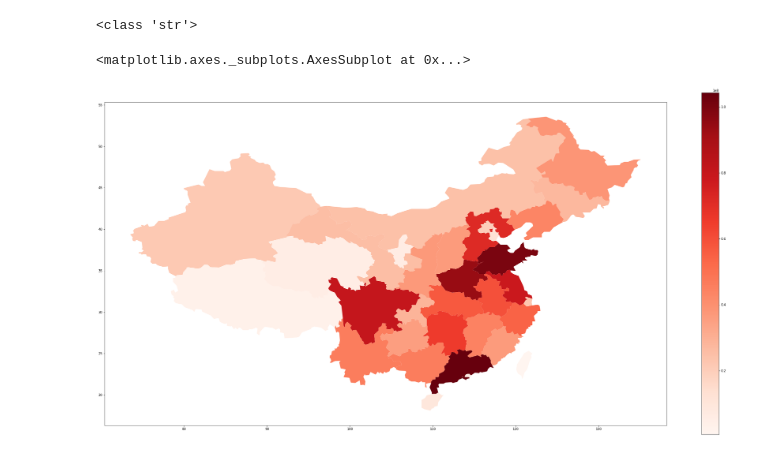
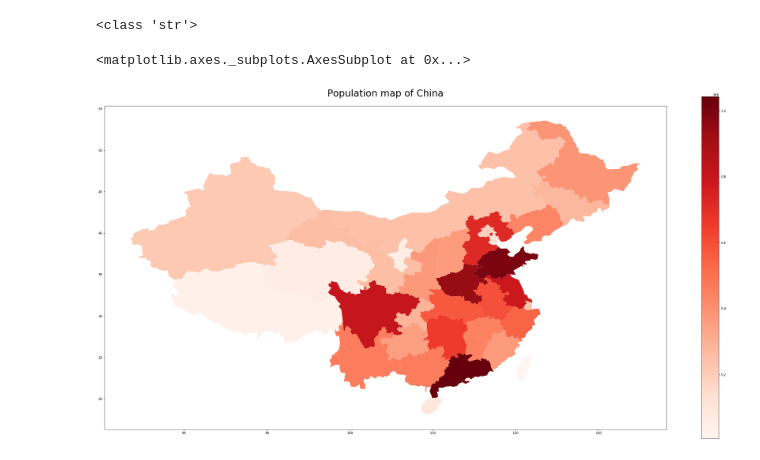
Before and after one commit to simprism/china-population-map, a Jupyter notebook: china-map.ipynb, the cells around one changed output. Drawn from its saved outputs; the diff is of its cells as text; code cells hidden in the pictures.

Commit message:
added title

```diff
--- a/china-map.ipynb
+++ b/china-map.ipynb
@@ -37,7 +37,8 @@ print(type(df_places.loc[0,'population']))
 df_places['population'] = pd.to_numeric(df_places['population'],errors='coerce')
 # %%
 fig, ax = plt.subplots(1, 1)
+plt.title("Population map of China", fontsize=30, pad=30)
 df_places.plot(column='population', ax=ax, legend=True, cmap='Reds')
 # %% [output]
 <matplotlib.axes._subplots.AxesSubplot at 0x...>
-[figure, old version]
+[figure, new version]
```
